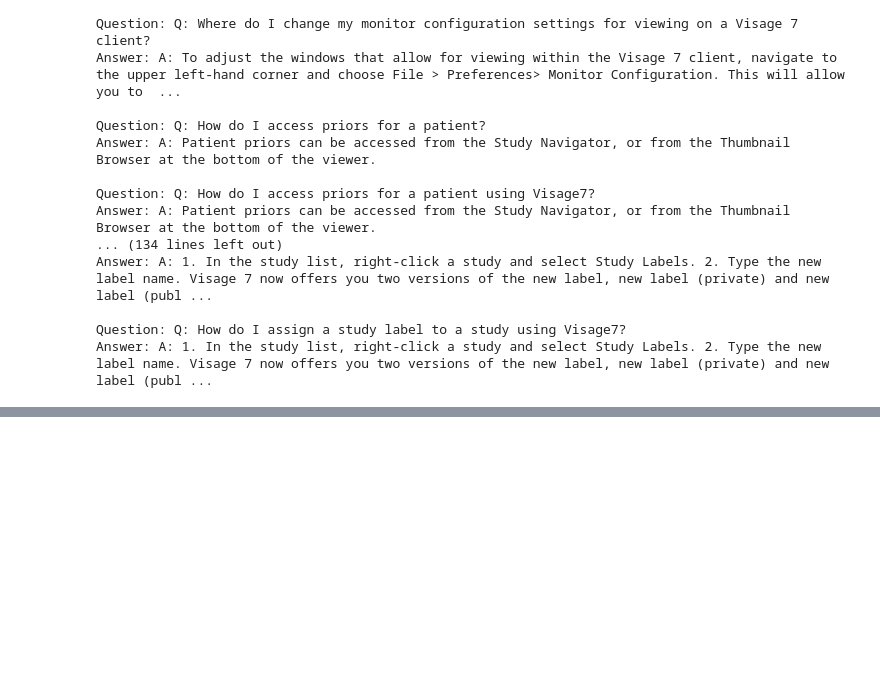
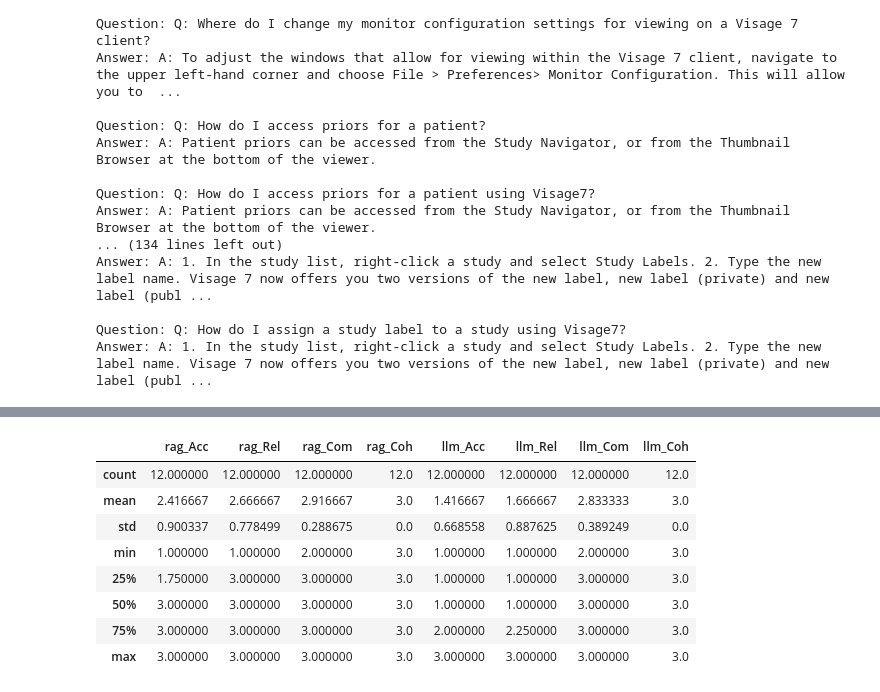
Before and after one commit to mille055/Chat_with_Docs, a Jupyter notebook: notebooks/process_question_list.ipynb, the cells around one changed output, grey strips where cells are left out. Drawn from its saved outputs; the diff is of its cells as text; code cells hidden in the pictures; blank space fills up the shorter version.

```diff
--- a/notebooks/process_question_list.ipynb
+++ b/notebooks/process_question_list.ipynb
@@ -160,0 +256,19 @@ with open('../assets/output_file2.txt', 'w') as file:
+# %%
+## do statistics for qa pairs that are with and without the software name for context
+relevant_rows = [3, 5, 7, 11, 13, 19, 21, 23, 26, 33, 35, 49]
+without_rows = [2, 4, 6, 10, 12, 18, 20, 22, 25, 32, 34, 48]
+df_with_context = df.loc[relevant_rows]
+df_without_context = df.loc[without_rows]
+# %%
+# for questions where not provided software name
+df_without_context.describe()
+# %% [output]
+|  | rag_Acc | rag_Rel | rag_Com | rag_Coh | llm_Acc | llm_Rel | llm_Com | llm_Coh |
+| count | 12.000000 | 12.000000 | 12.000000 | 12.0 | 12.000000 | 12.000000 | 12.000000 | 12.0 |
+| mean | 2.416667 | 2.666667 | 2.916667 | 3.0 | 1.416667 | 1.666667 | 2.833333 | 3.0 |
+| std | 0.900337 | 0.778499 | 0.288675 | 0.0 | 0.668558 | 0.887625 | 0.389249 | 0.0 |
+| min | 1.000000 | 1.000000 | 2.000000 | 3.0 | 1.000000 | 1.000000 | 2.000000 | 3.0 |
+| 25% | 1.750000 | 3.000000 | 3.000000 | 3.0 | 1.000000 | 1.000000 | 3.000000 | 3.0 |
+| 50% | 3.000000 | 3.000000 | 3.000000 | 3.0 | 1.000000 | 1.000000 | 3.000000 | 3.0 |
+| 75% | 3.000000 | 3.000000 | 3.000000 | 3.0 | 2.000000 | 2.250000 | 3.000000 | 3.0 |
+| max | 3.000000 | 3.000000 | 3.000000 | 3.0 | 3.000000 | 3.000000 | 3.000000 | 3.0 |
```
Also changed, not shown: parts of 6 cells of this notebook, 1 other file.
